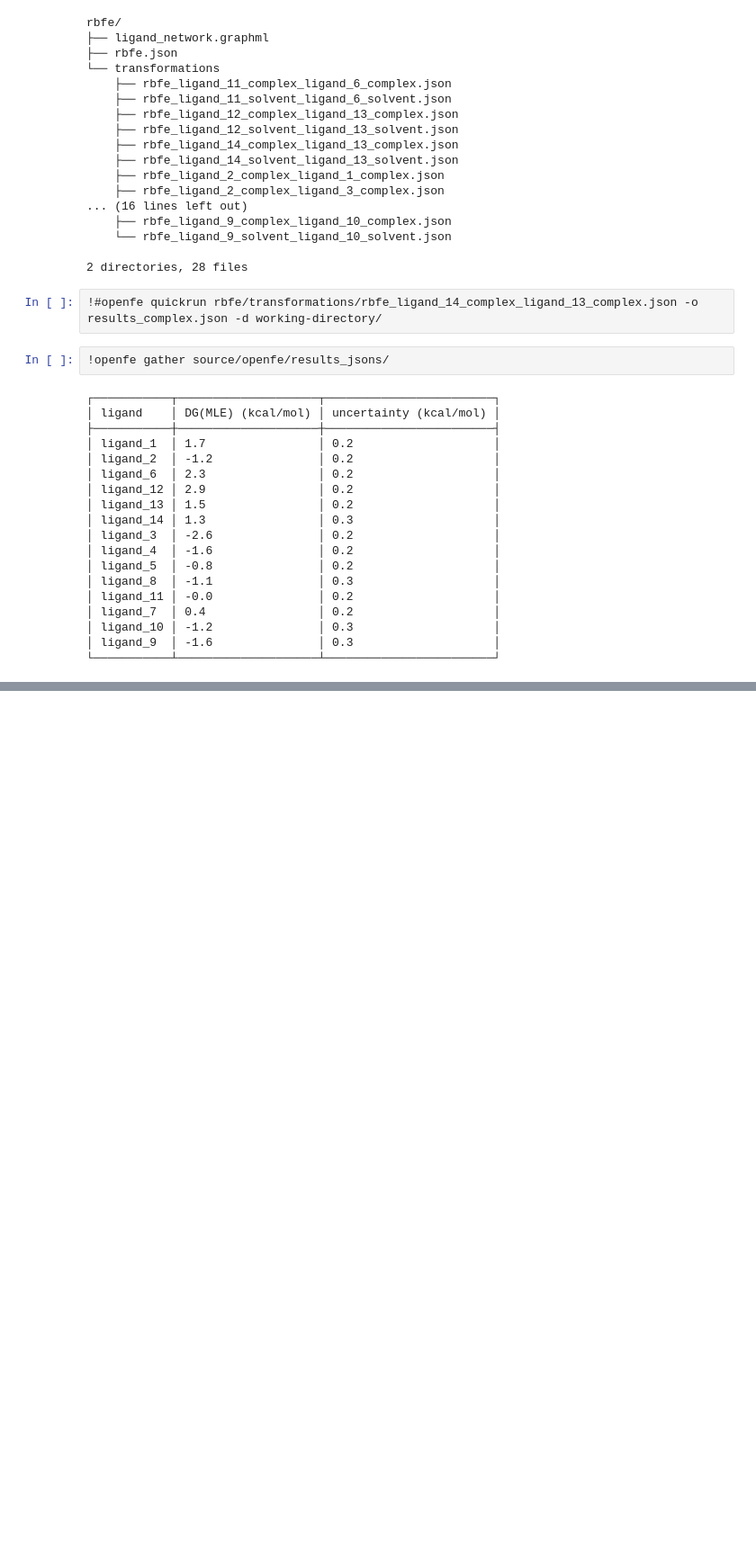
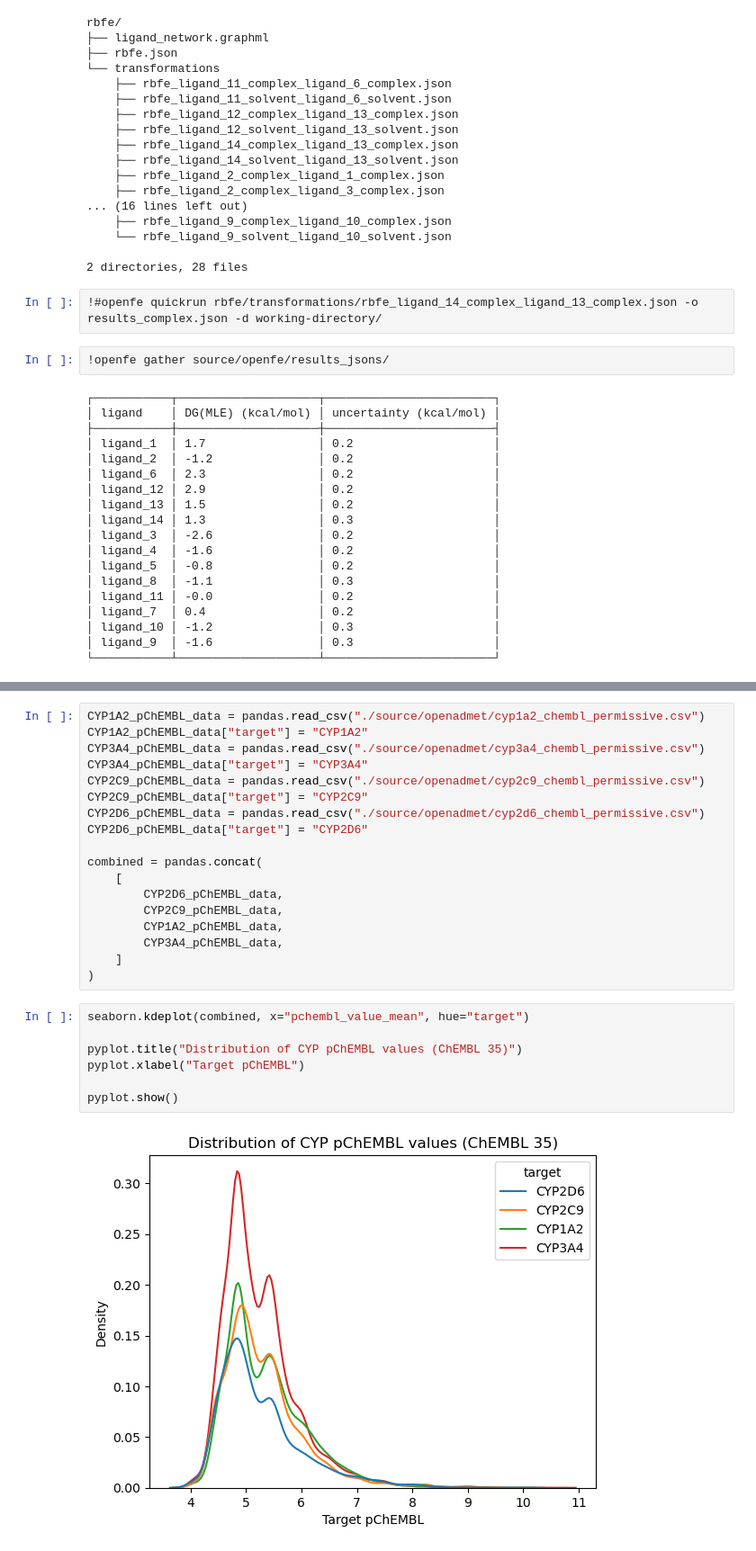
Before and after one commit to omsf/joint-demo, a Jupyter notebook: joint-demo.ipynb, the cells around one changed output, grey strips where cells are left out. Shown at 90% size. Saved outputs shown, nothing was run; the diff lists cells and outputs as text; blank space fills up the shorter version.

```diff
--- a/joint-demo.ipynb
+++ b/joint-demo.ipynb
@@ -179,0 +195,27 @@ rbfe/
+# %%
+CYP1A2_pChEMBL_data = pandas.read_csv("./source/openadmet/cyp1a2_chembl_permissive.csv")
+CYP1A2_pChEMBL_data["target"] = "CYP1A2"
+CYP3A4_pChEMBL_data = pandas.read_csv("./source/openadmet/cyp3a4_chembl_permissive.csv")
+CYP3A4_pChEMBL_data["target"] = "CYP3A4"
+CYP2C9_pChEMBL_data = pandas.read_csv("./source/openadmet/cyp2c9_chembl_permissive.csv")
+CYP2C9_pChEMBL_data["target"] = "CYP2C9"
+CYP2D6_pChEMBL_data = pandas.read_csv("./source/openadmet/cyp2d6_chembl_permissive.csv")
+CYP2D6_pChEMBL_data["target"] = "CYP2D6"
+
+combined = pandas.concat(
+    [
+        CYP2D6_pChEMBL_data,
+        CYP2C9_pChEMBL_data,
+        CYP1A2_pChEMBL_data,
+        CYP3A4_pChEMBL_data,
+    ]
+)
+# %%
+seaborn.kdeplot(combined, x="pchembl_value_mean", hue="target")
+
+pyplot.title("Distribution of CYP pChEMBL values (ChEMBL 35)")
+pyplot.xlabel("Target pChEMBL")
+
+pyplot.show()
+# %% [output]
+[figure, added]
```
Also changed, not shown: parts of 16 cells of this notebook, 2 other files.
